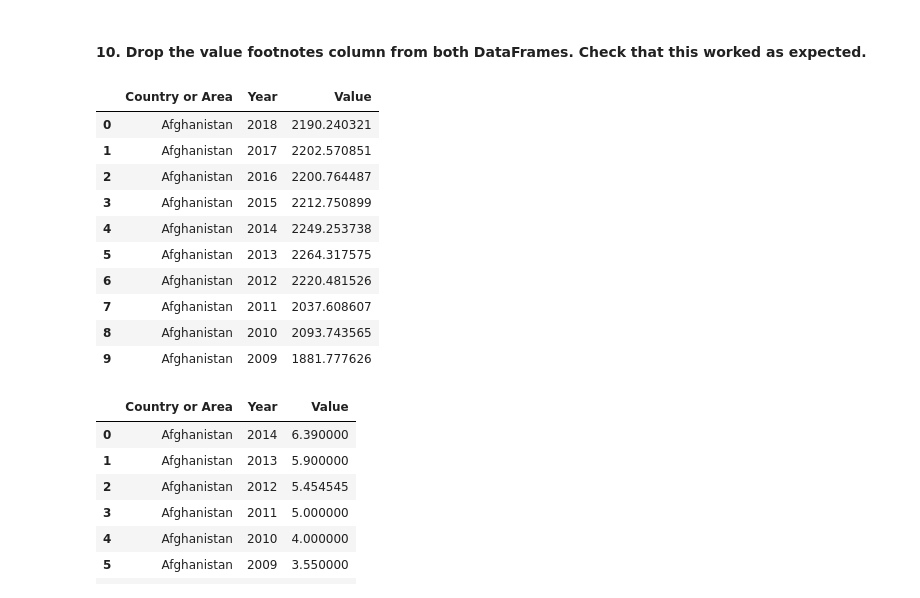
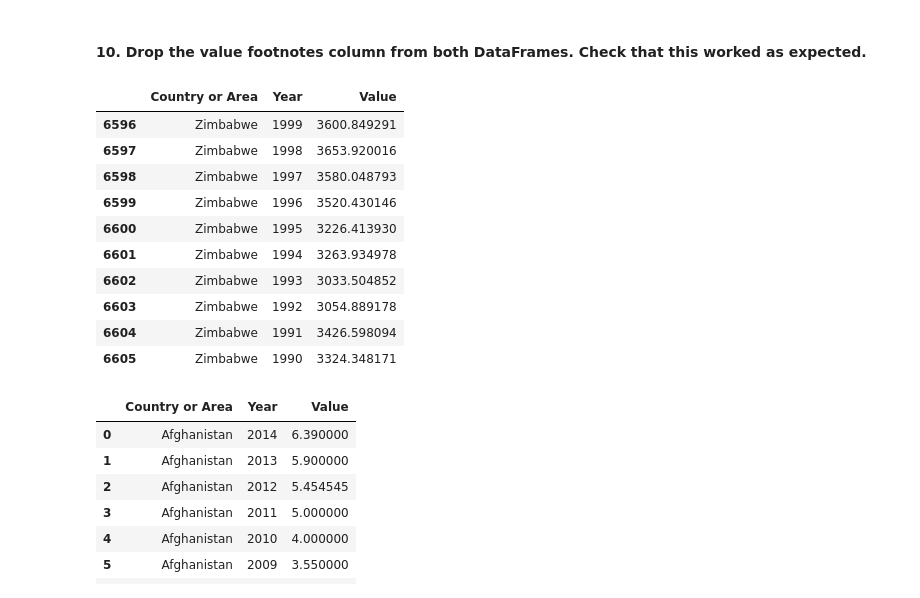
Before and after one commit to dpatelaqua/gdp-and-internet-usage-dpatelaqua_python, a Jupyter notebook: notebook/assignment.ipynb, the cells around one changed output. Drawn from its saved outputs; the diff is of its cells as text; code cells hidden in the pictures.

```diff
--- a/notebook/assignment.ipynb
+++ b/notebook/assignment.ipynb
@@ -17,6 +21,6 @@ Below is a magic command so that your plots show in the notebook without having
 # %%
 #gdp_df =pd.read_csv('C:/Users/dpatel/Documents/NSS_Data_Analytics/projects/gdp-and-internet-usage-dpatelaqua/data/gdp_percapita.csv')
-gdp_df =pd.read_csv('../data/gdp_percapita.csv')
+gdp_df =pd.read_csv('../data/gdp_percapita.csv',nrows=6606)
 gdp_df.head(n=6) #n=6 provides 6 rows of data instead of the standard 5 rows
 # %% [output]
 |  | Country or Area | Year | Value | Value Footnotes |
@@ -148,19 +157,19 @@ internet_df.tail(10)
 #### 10. Drop the value footnotes column from both DataFrames. Check that this worked as expected.
 # %%
 gdp_df.drop(columns=['Value Footnotes'],inplace=True)
-gdp_df.head(10)
+gdp_df.tail(10)
 # %% [output]
 |  | Country or Area | Year | Value |
-| 0 | Afghanistan | 2018 | 2190.240321 |
-| 1 | Afghanistan | 2017 | 2202.570851 |
-| 2 | Afghanistan | 2016 | 2200.764487 |
-| 3 | Afghanistan | 2015 | 2212.750899 |
-| 4 | Afghanistan | 2014 | 2249.253738 |
-| 5 | Afghanistan | 2013 | 2264.317575 |
-| 6 | Afghanistan | 2012 | 2220.481526 |
-| 7 | Afghanistan | 2011 | 2037.608607 |
-| 8 | Afghanistan | 2010 | 2093.743565 |
-| 9 | Afghanistan | 2009 | 1881.777626 |
+| 6596 | Zimbabwe | 1999 | 3600.849291 |
+| 6597 | Zimbabwe | 1998 | 3653.920016 |
+| 6598 | Zimbabwe | 1997 | 3580.048793 |
+| 6599 | Zimbabwe | 1996 | 3520.430146 |
+| 6600 | Zimbabwe | 1995 | 3226.413930 |
+| 6601 | Zimbabwe | 1994 | 3263.934978 |
+| 6602 | Zimbabwe | 1993 | 3033.504852 |
+| 6603 | Zimbabwe | 1992 | 3054.889178 |
+| 6604 | Zimbabwe | 1991 | 3426.598094 |
+| 6605 | Zimbabwe | 1990 | 3324.348171 |
 # %%
 internet_df.drop(columns=['Value Footnotes'],inplace=True)
 internet_df.head(10)
```
Also changed, not shown: parts of 70 cells of this notebook.
